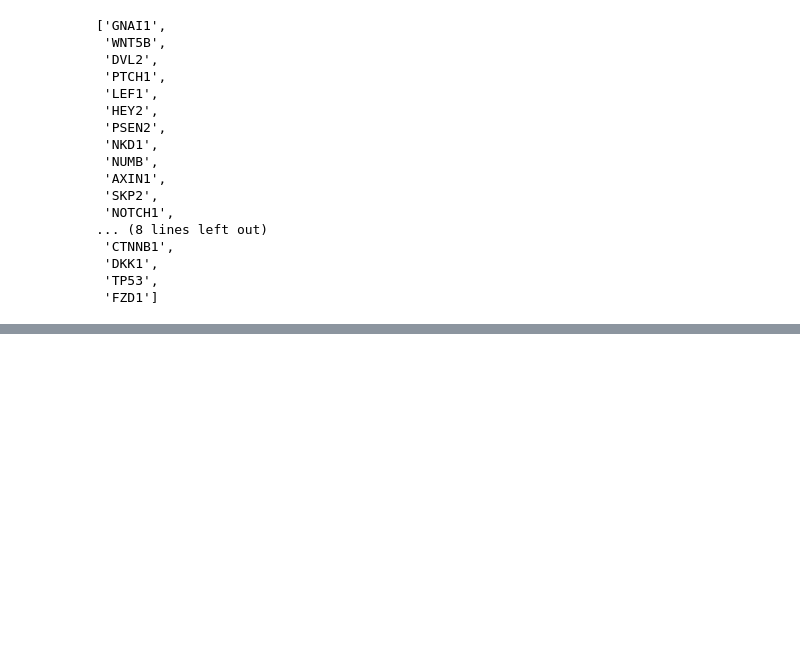
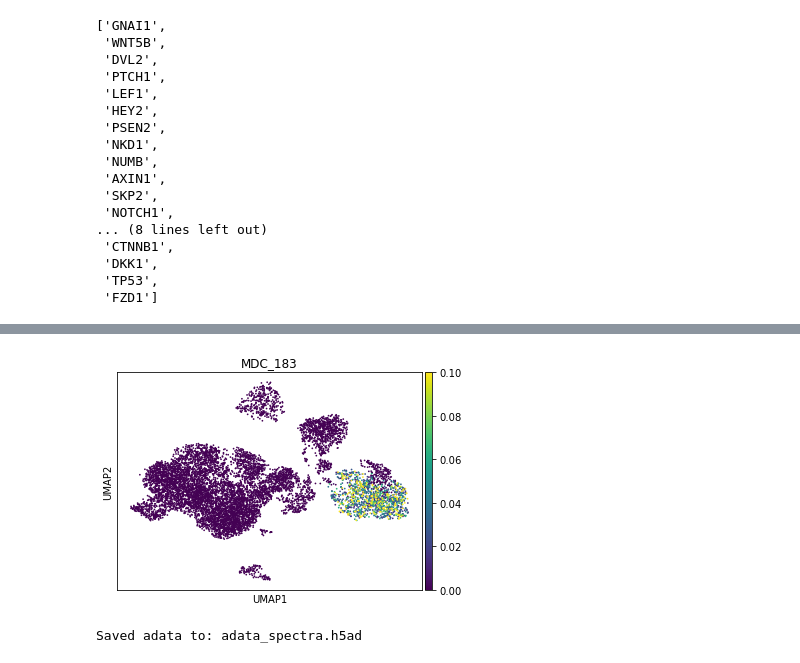
Before and after one commit to dpeerlab/spectra, a Jupyter notebook: notebooks/example_notebook.ipynb, the cells around one changed output, grey strips where cells are left out. Cells and saved outputs as stored; diff of their text form; code cells hidden in the pictures; blank space fills up the shorter version.

Commit message:
expanded tutorial, added example data

```diff
--- a/notebooks/example_notebook.ipynb
+++ b/notebooks/example_notebook.ipynb
@@ -39,2 +117,9 @@ annotations["global"]["all_wnt-beta-catenin-signaling"]
+# %%
+#define data paths
+import os
+adata_path = os.getcwd()[:-9] + '/data/sample_data.h5ad'#indicate where to find the gene expression AnnData object
+obs_key = 'cell_type_annotations' #indicat the column name for the dataframe in adata.obs where to find the cell type labels
 # %%
-adata = sc.read_h5ad(PATH_TO_DATA + "Bassez_10k_subset_scran.h5ad")
+#load data
+adata = sc.read(adata_path)
+adata
@@ -48,0 +363,4 @@ model.save("example_model")
+# %%
+#get factor celltype labels (the cell type will likely be provided directly by the model in future versions)
+celltype_dict = get_factor_celltypes(adata, obs_key= obs_key, cellscore_obsm_key = 'SPECTRA_cell_scores')
+celltype_dict
@@ -48,0 +425,9 @@ model.save("example_model")
+# %%
+#construct a dataframe for the cell scores
+
+#include cell type specificity as a prefix into the column names
+column_labels = [celltype_dict[x]+'_'+str(x) for x in range(adata.obsm['SPECTRA_cell_scores'].shape[1])]
+cell_scores = pd.DataFrame(adata.obsm['SPECTRA_cell_scores'],
+                            index= adata.obs_names,
+                            columns=column_labels)
+cell_scores
@@ -48,0 +448,14 @@ model.save("example_model")
+# %%
+#visualize factor cell scores (this is poorly fitted bc we only ran 2 epochs)
+factor_of_interest = 'MDC_183'
+adata.obs[factor_of_interest] = cell_scores[factor_of_interest].astype(float)
+sc.pl.umap(adata,color=factor_of_interest,vmax=0.1)
+# %% [output]
+[figure, added]
+# %%
+#save the adata
+adata_save_path = 'adata_spectra.h5ad'#where to save the adata to
+adata.write(adata_save_path)
+print('Saved adata to:',adata_save_path)
+# %% [output]
+Saved adata to: adata_spectra.h5ad
```
Also changed, not shown: parts of 35 cells of this notebook, 6 other files.
